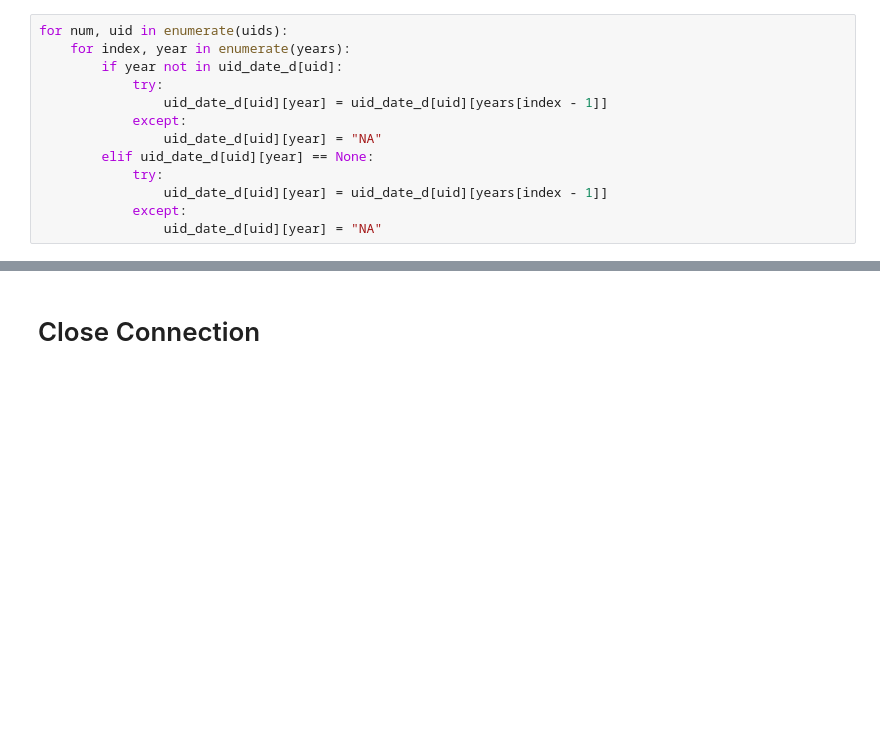
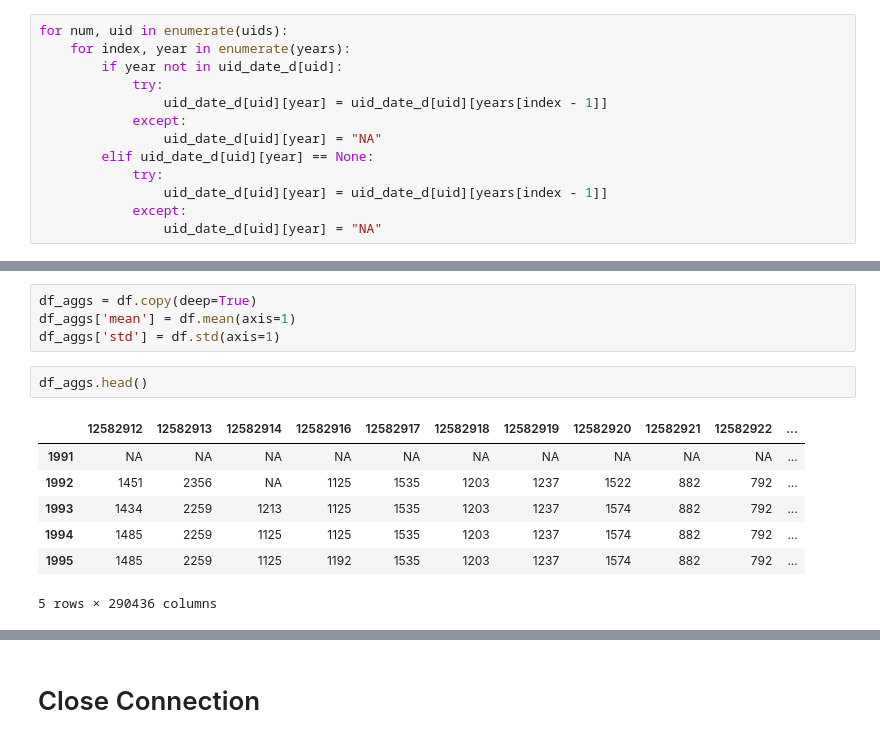
Before and after one commit to AstroBoy1/chess-ds, a Jupyter notebook: chess_exploration.ipynb, the cells around one changed output, grey strips where cells are left out. Drawn from its saved outputs; the diff is of its cells as text; blank space fills up the shorter version.

```diff
--- a/chess_exploration.ipynb
+++ b/chess_exploration.ipynb
@@ -257,0 +299,14 @@ print(end - start, "seconds")
+# %%
+df_aggs = df.copy(deep=True)
+df_aggs['mean'] = df.mean(axis=1)
+df_aggs['std'] = df.std(axis=1)
+# %%
+df_aggs.head()
+# %% [output]
+|  | 12582912 | 12582913 | 12582914 | 12582916 | 12582917 | 12582918 | 12582919 | 12582920 | 12582921 | 12582922 | ... |
+| 1991 | NA | NA | NA | NA | NA | NA | NA | NA | NA | NA | ... |
+| 1992 | 1451 | 2356 | NA | 1125 | 1535 | 1203 | 1237 | 1522 | 882 | 792 | ... |
+| 1993 | 1434 | 2259 | 1213 | 1125 | 1535 | 1203 | 1237 | 1574 | 882 | 792 | ... |
+| 1994 | 1485 | 2259 | 1125 | 1125 | 1535 | 1203 | 1237 | 1574 | 882 | 792 | ... |
+| 1995 | 1485 | 2259 | 1125 | 1192 | 1535 | 1203 | 1237 | 1574 | 882 | 792 | ... |
+5 rows × 290436 columns
```
Also changed, not shown: parts of 29 cells of this notebook.
